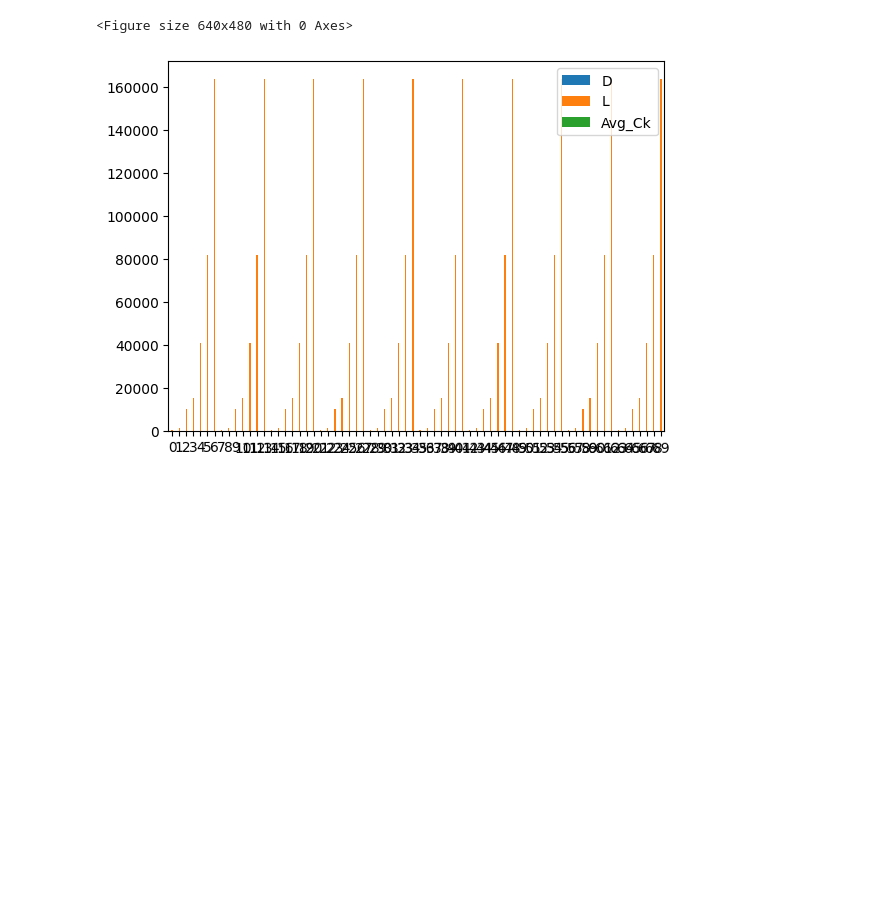
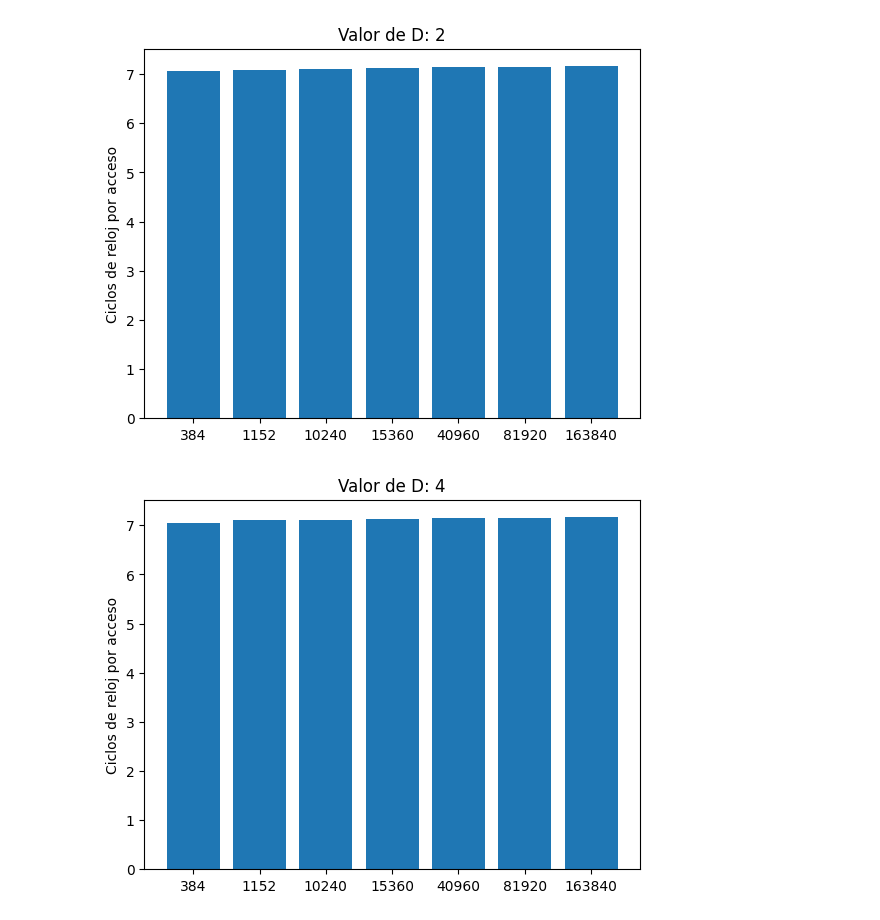
Before and after one commit to chrisgzlez/ArqComp, a Jupyter notebook: Practica_01/ClockSpeed.ipynb, the cells around one changed output. Drawn from its saved outputs; the diff is of its cells as text; code cells hidden in the pictures; blank space fills up the shorter version.

Commit message:
Creadas graficas y finalizadas funciones del notebook

```diff
--- a/Practica_01/ClockSpeed.ipynb
+++ b/Practica_01/ClockSpeed.ipynb
@@ -5,5 +12,7 @@ import matplotlib.pyplot as plt
 # %%
-pd.set_option('display.max_rows', None)
-df = pd.read_csv("ciclos_reloj.csv", names=["Res", "D", "L", "Avg_Ck"])
-df = df.drop('Res', axis=1)
-df
+def leer_csv(filename: str) -> pd.DataFrame:
+
+    pd.set_option('display.max_rows', None)
+    df = pd.read_csv(filename, names=["Res", "D", "L", "Ck_per_Access"])
+    df = df.drop('Res', axis=1)
+    return df
@@ -64,8 +19,37 @@ Iteration 4.0
-# %%
-plt.figure()
-df_tmp[:]
-df.plot.bar(y=[:]rot=1)
-plt.show()
-# %% [output]
-<Figure size 640x480 with 0 Axes>
-[figure, removed]
+# %%
+
+def avg_of_best(df: pd.DataFrame) -> pd.DataFrame:
+
+    data = []
+    for d in df['D'].unique():
+        for l in df['L'].unique():
+            # Media geométrica de los 3 accesos más rapidos
+            ck_avg = df.loc[(df['D'] == d) & (df['L'] == l)] \
+            	.nsmallest(3, 'Ck_per_Access')['Ck_per_Access'] \
+            	.prod()**(1/3)
+            data.append([d, l, ck_avg])
+
+    return pd.DataFrame(data, columns=['D', 'L', 'Ck'])
+# %%
+# Saves all graphs
+def graph_data(df: pd.DataFrame, type_of_graph: str) -> None:
+
+    for d in df['D'].unique():
+        fig, ax = plt.subplots()
+
+        l_values = [str(i) for i in df.loc[df['D']==d]['L'].values]
+        ck_values = list(df.loc[df['D']==d]['Ck'].values)
+
+        ax.bar(l_values, ck_values) # Crea la grafica
+        ax.set_ylabel('Ciclos de reloj por acceso')
+        ax.set_title(f'Valor de D: {d}')
+
+        # Guarda las graficas
+        plt.savefig(f'data/graphs/graph_{type_of_graph}{d}.png')
+# %%
+a = leer_csv('data/ck_double.csv')
+a = avg_of_best(a)
+graph_data(a, 'double')
+# %% [output]
+[figure, added]
+[figure, added]
```
Also changed, not shown: parts of 5 cells of this notebook, 10 other files.
